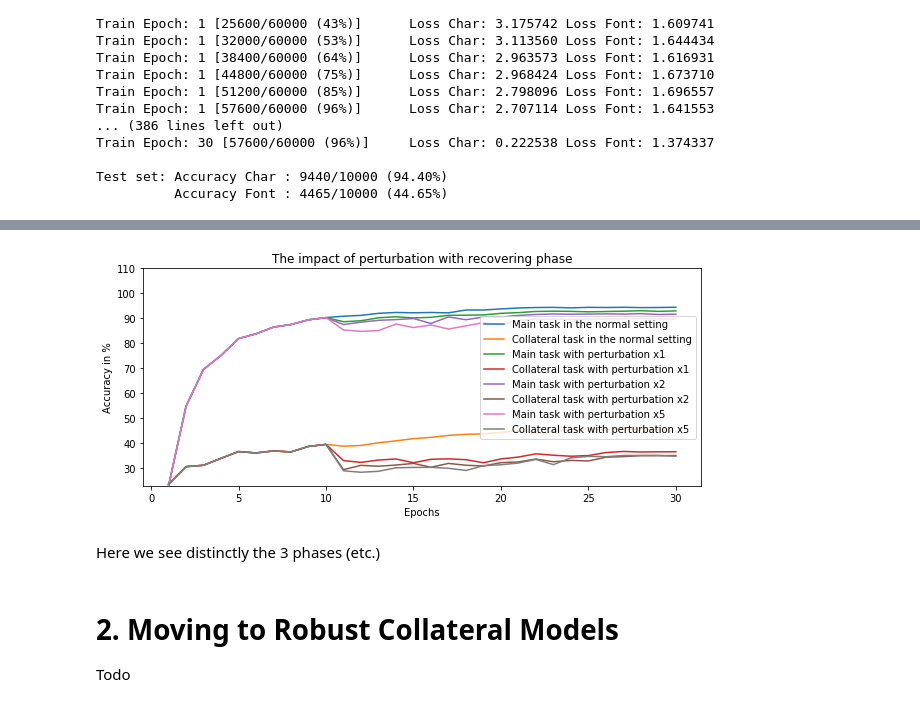
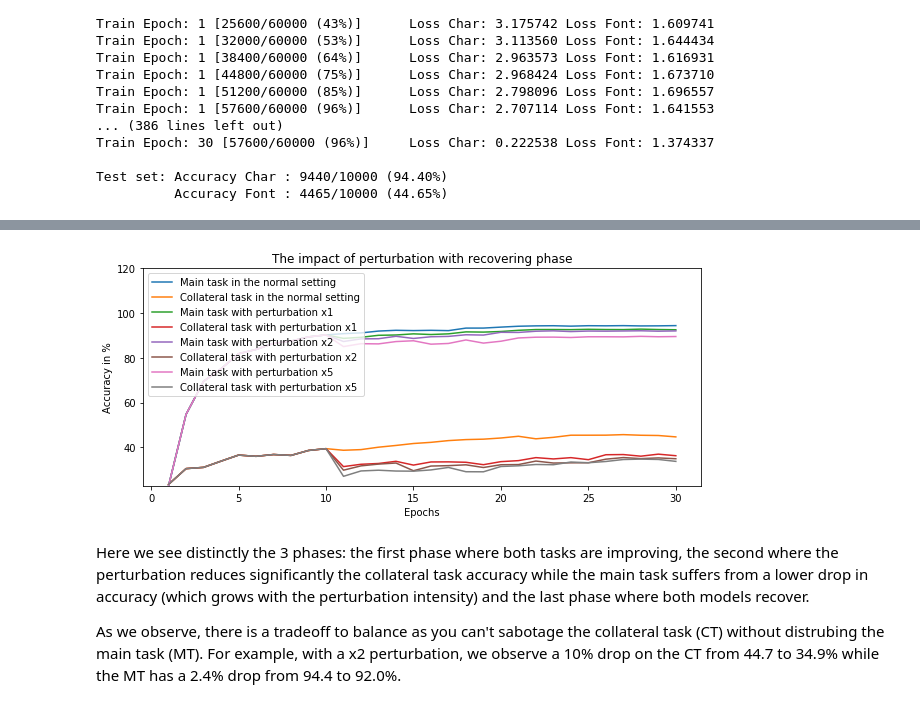
Before and after one commit to LaRiffle/collateral-learning, a Jupyter notebook: notebooks/Part 9 - Is Sabotage sufficient to defeat Collateral Learning?.ipynb, the cells around one changed output, grey strips where cells are left out. Saved outputs shown, nothing was run; the diff lists cells and outputs as text; code cells hidden in the pictures.

Commit message:
Update and finalize Part 9 on sequential sabotage

```diff
--- a/notebooks/Part 9 - Is Sabotage sufficient to defeat Collateral Learning?.ipynb
+++ b/notebooks/Part 9 - Is Sabotage sufficient to defeat Collateral Learning?.ipynb
@@ -335,10 +330,8 @@ Test set: Accuracy Char : 8973/10000 (89.73%)
 # %%
-show_results(results, "The impact of perturbation with recovering phase", ymax=110)
+show_results(results, "The impact of perturbation with recovering phase", ymax=120)
 # %% [output]
-[figure, old version]
+[figure, new version]
-# %% [markdown]
-Here we see distinctly the 3 phases (etc.)
-# %% [markdown]
-# 2. Moving to Robust Collateral Models
-
-Todo
+# %% [markdown]
+Here we see distinctly the 3 phases: the first phase where both tasks are improving, the second where the perturbation reduces significantly the collateral task accuracy while the main task suffers from a lower drop in accuracy (which grows with the perturbation intensity) and the last phase where both models recover.
+
+As we observe, there is a tradeoff to balance as you can't sabotage the collateral task (CT) without distrubing the main task (MT). For example, with a x2 perturbation, we observe a 10% drop on the CT from 44.7 to 34.9% while the MT has a 2.4% drop from 94.4 to 92.0%.
```
Also changed, not shown: parts of 3 cells of this notebook.
